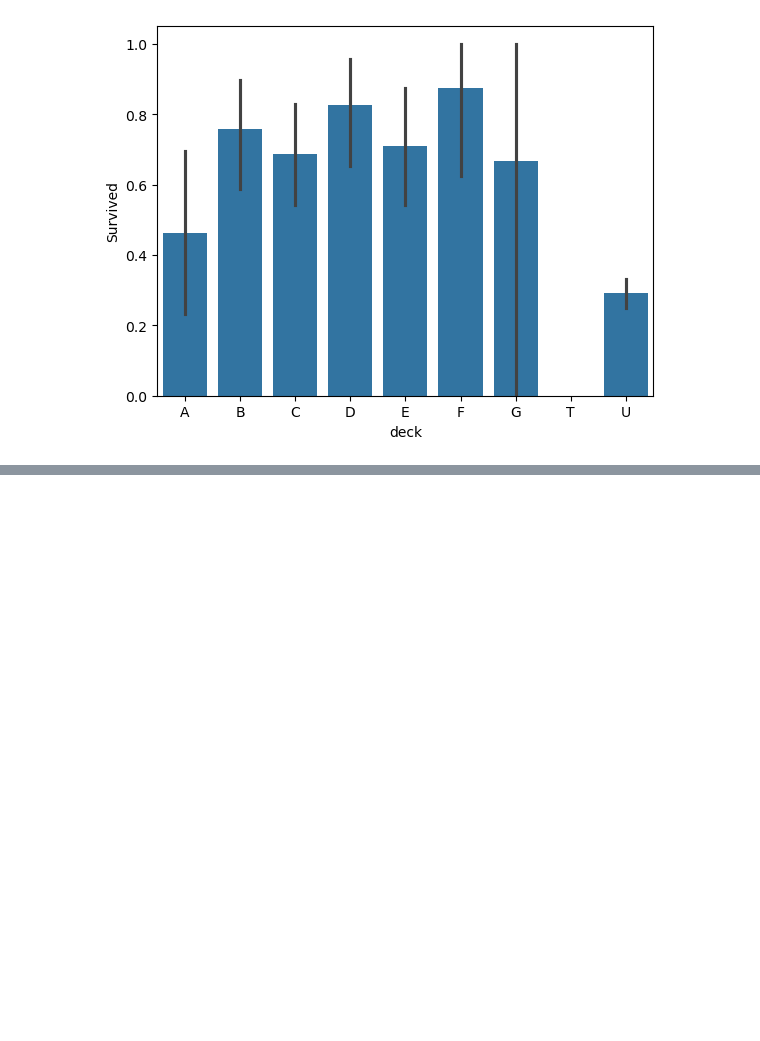
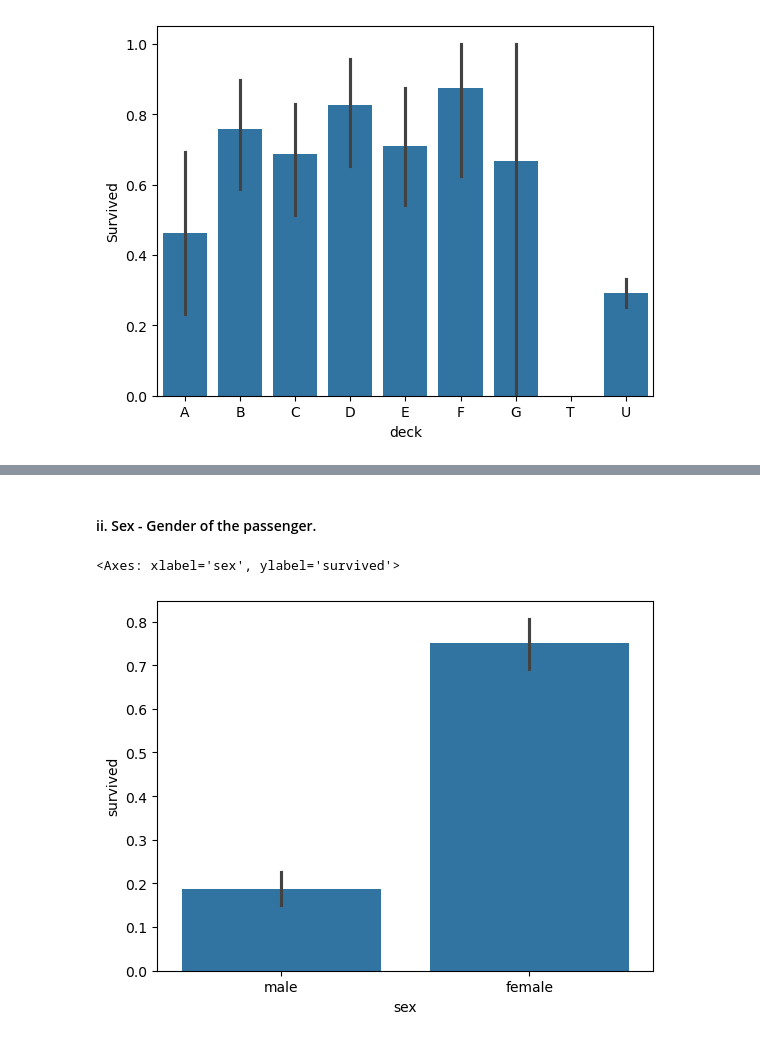
Before and after one commit to Kobeyvines/Titanic_dataset, a Jupyter notebook: notebook/EDA.ipynb, the cells around one changed output, grey strips where cells are left out. Cells and saved outputs as stored; diff of their text form; code cells hidden in the pictures; blank space fills up the shorter version.

```diff
--- a/notebook/EDA.ipynb
+++ b/notebook/EDA.ipynb
@@ -296,0 +373,8 @@ plt.show()
+# %% [markdown]
+#### ii. Sex - Gender of the passenger.
+# %%
+# Good for seeing if Females survived more
+sns.barplot(x="sex", y="survived", data=X_train.join(y_train))
+# %% [output]
+<Axes: xlabel='sex', ylabel='survived'>
+[figure, added]
```
Also changed, not shown: parts of 26 cells of this notebook.
